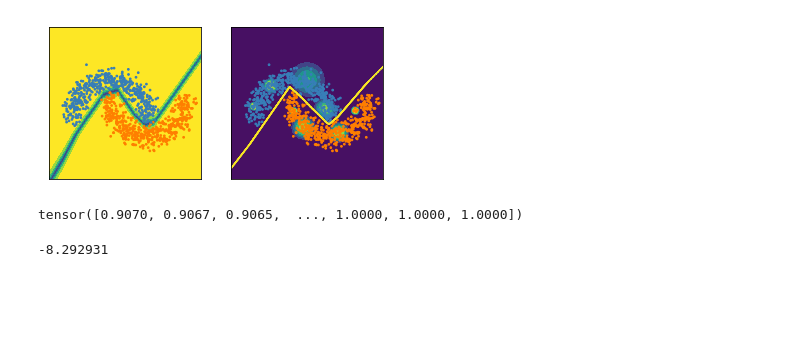
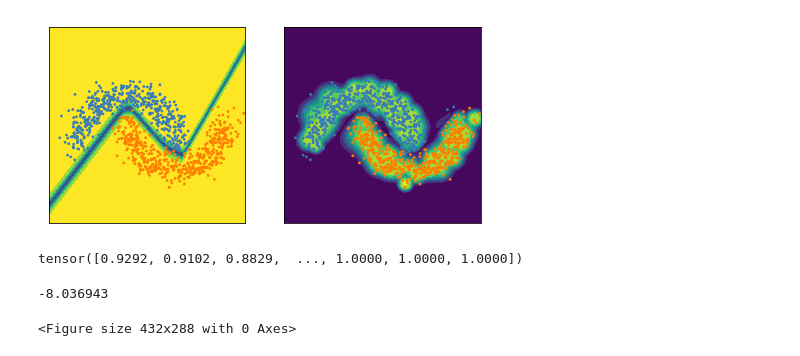
Before and after one commit to AlexMeinke/certified-certain-uncertainty, a Jupyter notebook: TwoMoons.ipynb, the cells around one changed output. Drawn from its saved outputs; the diff is of its cells as text; code cells hidden in the pictures; blank space fills up the shorter version.

```diff
--- a/TwoMoons.ipynb
+++ b/TwoMoons.ipynb
@@ -144,8 +144,8 @@ plt.ylim([0, 1])
 # %%
 f = plt.figure()
 
-x = np.arange(0., 1.01, 0.0001)
-y = np.arange(0., 1.01, 0.0001)
+x = np.arange(0., 1.01, 0.01)
+y = np.arange(0., 1.01, 0.01)
 
 points = []
 for xx in x:
@@ -176,34 +176,34 @@ plt.gca().set_aspect('equal', adjustable='box')
 
 plt.subplot(1,2, 2)
 
 output = model.cpu()(torch.tensor(points)).detach()
 output_data = model(data).detach().cpu()
 pred = output.max(1)[0].exp()
 z = pred.view(len(x), len(y)).detach().t().numpy()
 
 output_base = model.base_model.cpu()(torch.tensor(points)).detach()
 pred = output_base.max(1)[0].exp()
 z_base = pred.view(len(x), len(y)).detach().t().numpy()
 
 ax = plt.gca()
 ax.cla()
 
 h = ax.contourf(x,y,z, norm=norm)
 norm2 = matplotlib.colors.Normalize(vmin=0.5, vmax=.6, clip=True)
-h = ax.contour(x,y,np.log(z_base-.5002)**3)
+# h = ax.contour(x,y,np.log(z_base-.5002)**3)
 
 
 ax.scatter(data[:, 0], data[:, 1], s=3, color=colors[output_data.max(1)[1]])
 plt.xlim([0, 1])
 plt.ylim([0, 1])
 plt.xticks([])
 plt.yticks([])
 
 
 plt.gca().set_aspect('equal', adjustable='box')
-
+plt.subplots_adjust(left=0., bottom=0., right=1., top=1., wspace=None, hspace=None)
 
 plt.show()
 # %% [output]
-[figure, old version]
+[figure, new version]
 # %%
@@ -211,8 +211,12 @@ f.savefig('two_moons.eps', format='eps')
 # %%
 pred
 # %% [output]
-tensor([0.9070, 0.9067, 0.9065,  ..., 1.0000, 1.0000, 1.0000])
+tensor([0.9292, 0.9102, 0.8829,  ..., 1.0000, 1.0000, 1.0000])
 # %%
 np.log(z_base-.50001).min()
 # %% [output]
--8.292931
+-8.036943
+# %%
+plt.subplots_adjust(left=0., bottom=-.5, right=1., top=1.5, wspace=None, hspace=None)
+# %% [output]
+<Figure size 432x288 with 0 Axes>
```
Also changed, not shown: parts of 5 cells of this notebook, 29 other files.
